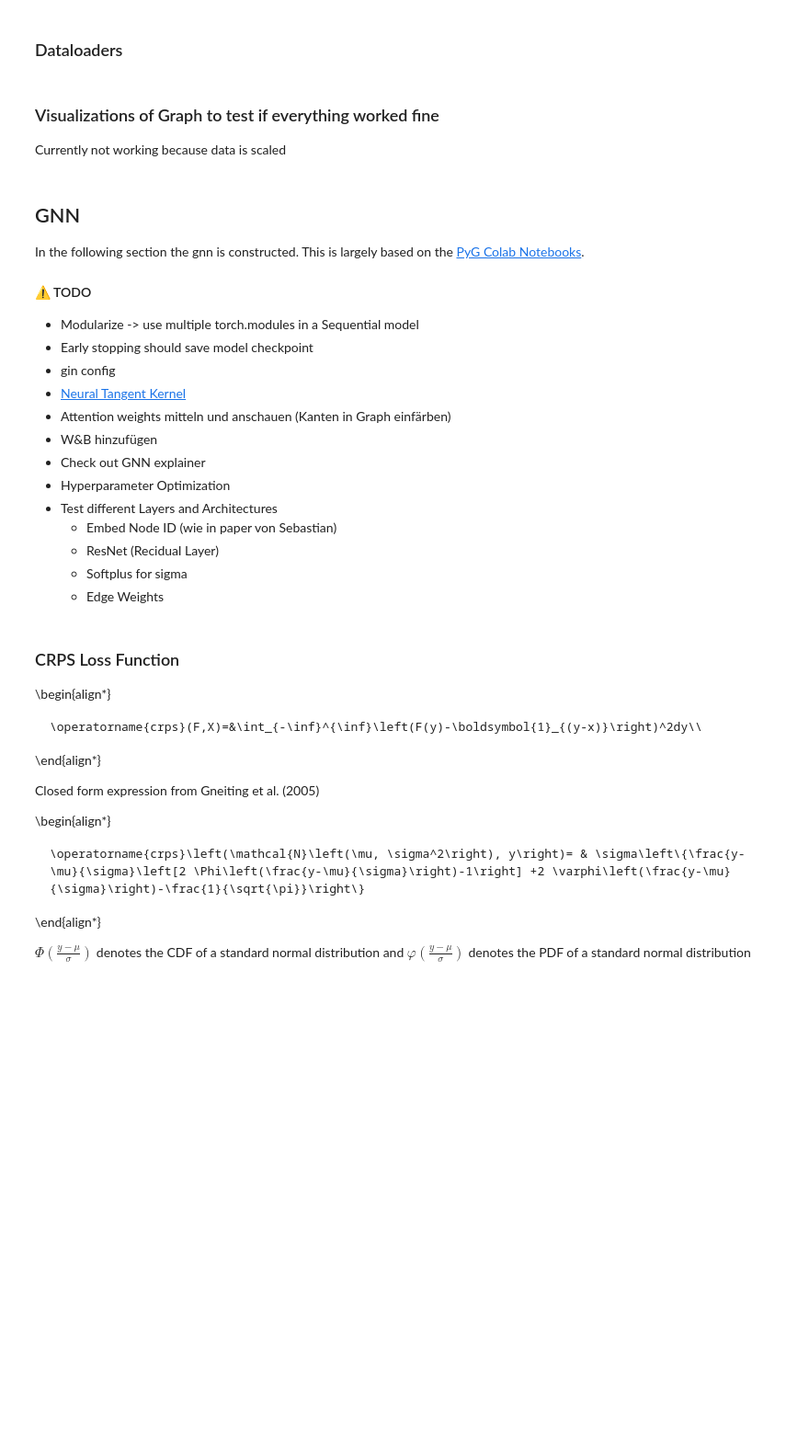
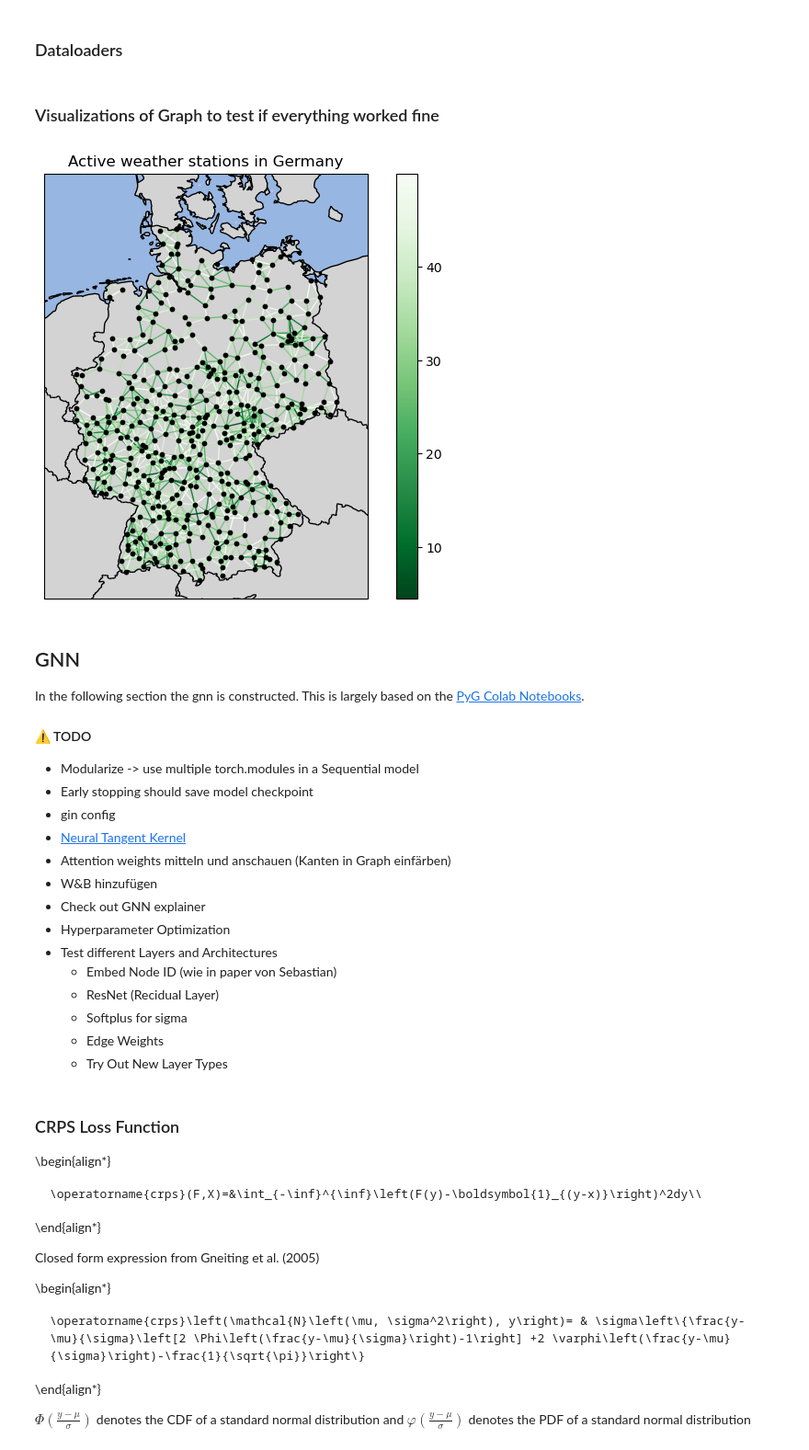
Before and after one commit to m-j-w-f/GNNPP, a Jupyter notebook: gnn/gnn.ipynb, the cells around one changed output. Shown at 92% size. Saved outputs shown, nothing was run; the diff lists cells and outputs as text; code cells hidden in the pictures; blank space fills up the shorter version.

```diff
--- a/gnn/gnn.ipynb
+++ b/gnn/gnn.ipynb
@@ -29,3 +35,12 @@ for col in data.columns:
+# %%
+# Get Data from feather
+data = load_data(indexed=False)
+# Get List of stations with all stations -> will break further code if cut already
+stations = load_stations(data)
+# Clean Data
+data = clean_data(data, max_missing=121, max_alt=1000.0)
+# Normalize Data
+normalized_data = normalize_data(data, last_obs=-365) #last_obs is -365 since the last year is used for testing
 # %% [markdown]
 ## Create the torch dataset
 
@@ -157,3 +78,2 @@ test_loader = DataLoader(test_data, batch_size=32, shuffle=True)
 # %% [markdown]
 ### Visualizations of Graph to test if everything worked fine
-Currently not working because data is scaled
@@ -218,3 +80,7 @@ visualize_graph(torch_data[1000])
+# %%
+visualize_graph(torch_data[100], df=data, last_obs=-365)
+# %% [output]
+[figure, added]
 # %% [markdown]
 ## GNN
 
@@ -234,6 +100,7 @@ In the following section the gnn is constructed. This is largely based on the [P
     - ResNet (Recidual Layer)
     - Softplus for sigma
     - Edge Weights
+    - Try Out New Layer Types
 # %% [markdown]
 ### CRPS Loss Function
 
```
Also changed, not shown: parts of 28 cells of this notebook, 11 other files.
